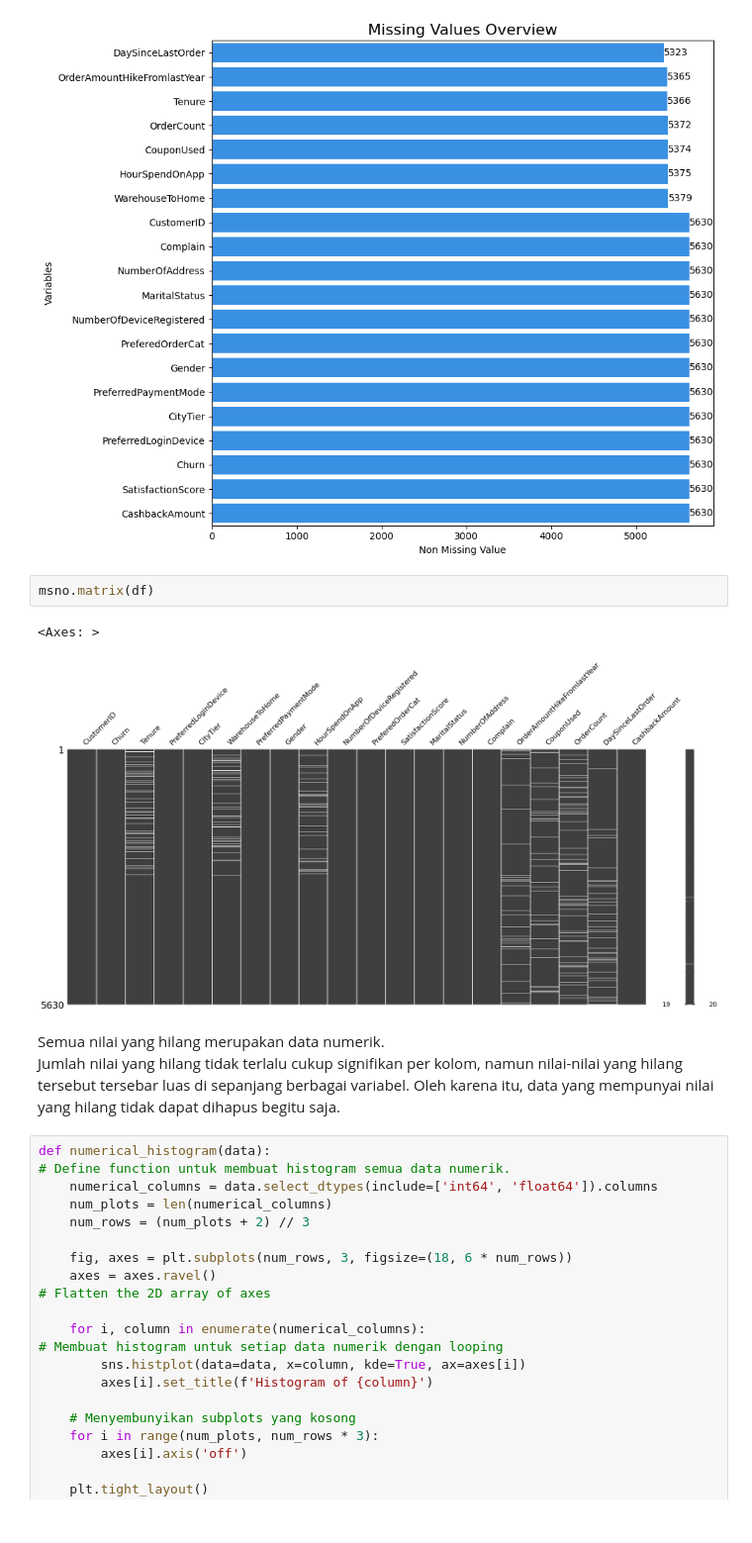
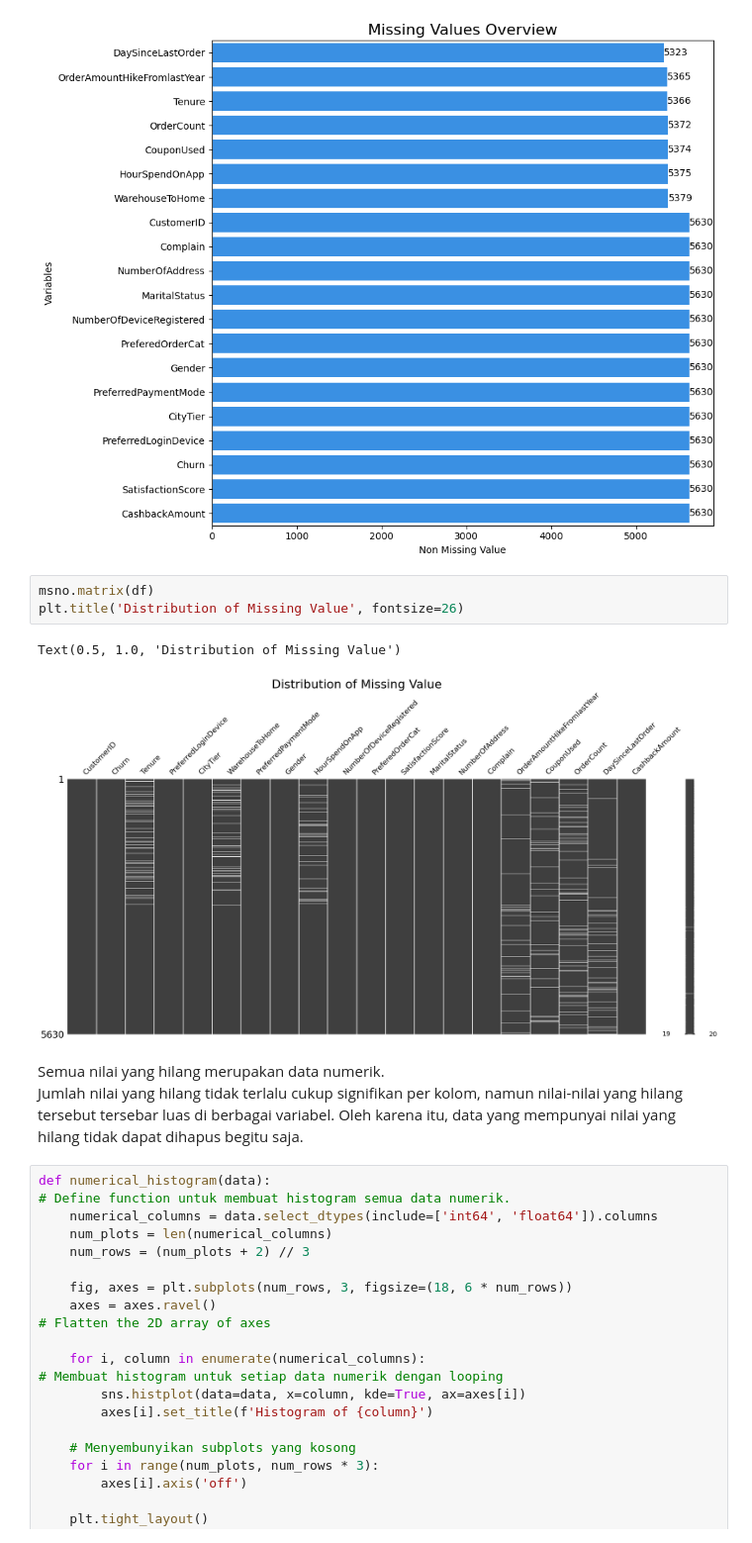
Before and after one commit to tasiamdln/E_Commerce_Churn_Analysis_ML, a Jupyter notebook: E_Commerce_Churn_Classification_and_Data_Analysis.ipynb, the cells around one changed output. Shown at 99% size. Drawn from its saved outputs; the diff is of its cells as text.

```diff
--- a/E_Commerce_Churn_Classification_and_Data_Analysis.ipynb
+++ b/E_Commerce_Churn_Classification_and_Data_Analysis.ipynb
@@ -236,13 +272,14 @@ plt.xlabel('Non Missing Value')
 plt.tight_layout();
 # %% [output]
 [figure]
-# %%
-msno.matrix(df)
-# %% [output]
-<Axes: >
-[figure, removed]
+# %%
+msno.matrix(df)
+plt.title('Distribution of Missing Value', fontsize=26)
+# %% [output]
+Text(0.5, 1.0, 'Distribution of Missing Value')
+[figure, added]
 # %% [markdown]
-Semua nilai yang hilang merupakan data numerik. <br> Jumlah nilai yang hilang tidak terlalu cukup signifikan per kolom, namun nilai-nilai yang hilang tersebut tersebar luas di sepanjang berbagai variabel. Oleh karena itu, data yang mempunyai nilai yang hilang tidak dapat dihapus begitu saja.
+Semua nilai yang hilang merupakan data numerik. <br> Jumlah nilai yang hilang tidak terlalu cukup signifikan per kolom, namun nilai-nilai yang hilang tersebut tersebar luas di berbagai variabel. Oleh karena itu, data yang mempunyai nilai yang hilang tidak dapat dihapus begitu saja.
 # %%
 def numerical_histogram(data):                                                          # Define function untuk membuat histogram semua data numerik.
     numerical_columns = data.select_dtypes(include=['int64', 'float64']).columns
```
Also changed, not shown: parts of 19 cells of this notebook.
